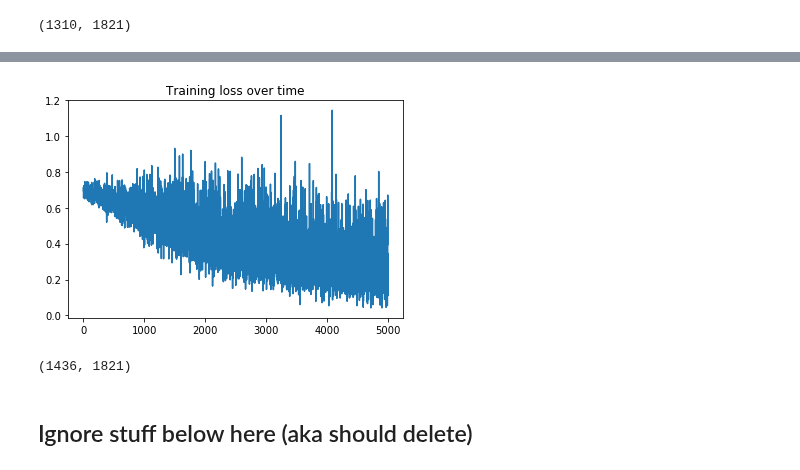
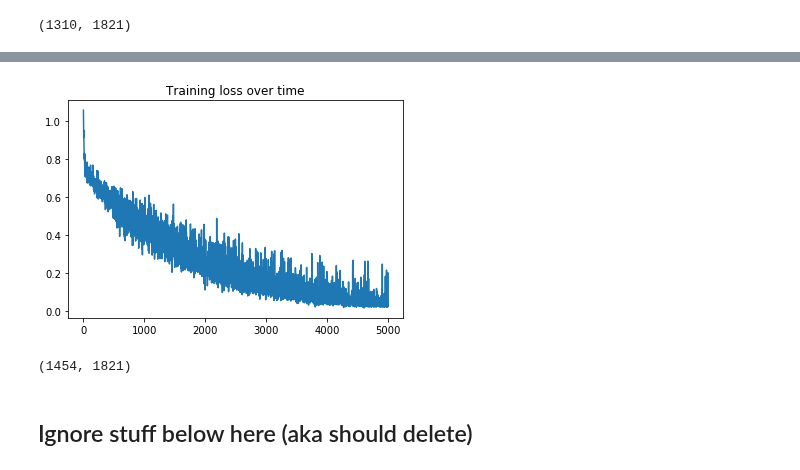
Before and after one commit to emptycrown/cs287-nlp, a Jupyter notebook: hw1/HW1-models.ipynb, the cells around one changed output, grey strips where cells are left out. Saved outputs shown, nothing was run; the diff lists cells and outputs as text; code cells hidden in the pictures.

```diff
--- a/hw1/HW1-models.ipynb
+++ b/hw1/HW1-models.ipynb
@@ -27,7 +27,7 @@ TEXT.build_vocab(train)
 LABEL.build_vocab(train)
 
 train_iter, val_iter, test_iter = torchtext.data.BucketIterator.splits(
-(train, val, test), batch_size=10, device=-1, repeat=False)
+(train, val, test), batch_size=50, device=-1, repeat=False)
 
 # Build the vocabulary with word embeddings
 url = 'https://s3-us-west-1.amazonaws.com/fasttext-vectors/wiki.simple.vec'
@@ -56,7 +56,7 @@ model_eval(model_lr, test)
 # %% [output]
 (1310, 1821)
 # %%
-model = CNN(TEXT, LABEL, do_binary=True)
+model = CNN(TEXT, LABEL, do_binary=False)
 trainer = TextTrainer(TEXT, LABEL, model, optimizer=optim.Adadelta)
 trainer.train(train_iter, num_iter=5000)
 # %% [output]
@@ -80,11 +80,11 @@ Iteration 4900, loss: 0.492984
-[figure, old version]
+[figure, new version]
 # %%
 model.eval()
 # evaluator = TextEvaluator(model)
 # evaluator.score(test_iter)
-print(model_eval2(model, test, do_binary=True))
+print(model_eval(model, test, do_binary=False))
 # %% [output]
-(1436, 1821)
+(1454, 1821)
 # %%
 def model_eval2(model, test, test_iter=None, do_binary=False):
     if test_iter is None:
```
Also changed, not shown: parts of 2 cells of this notebook, 17 other files.
